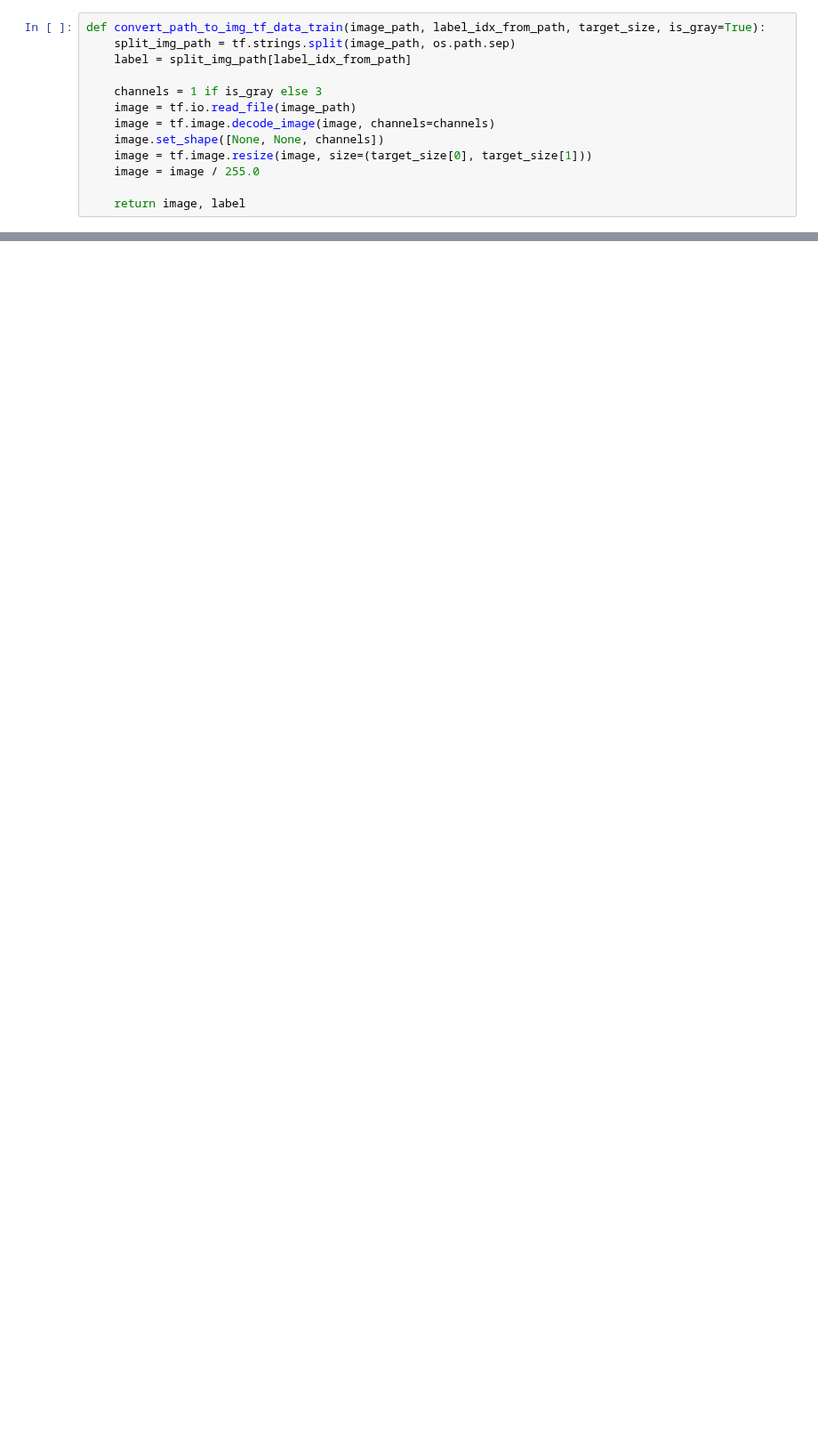
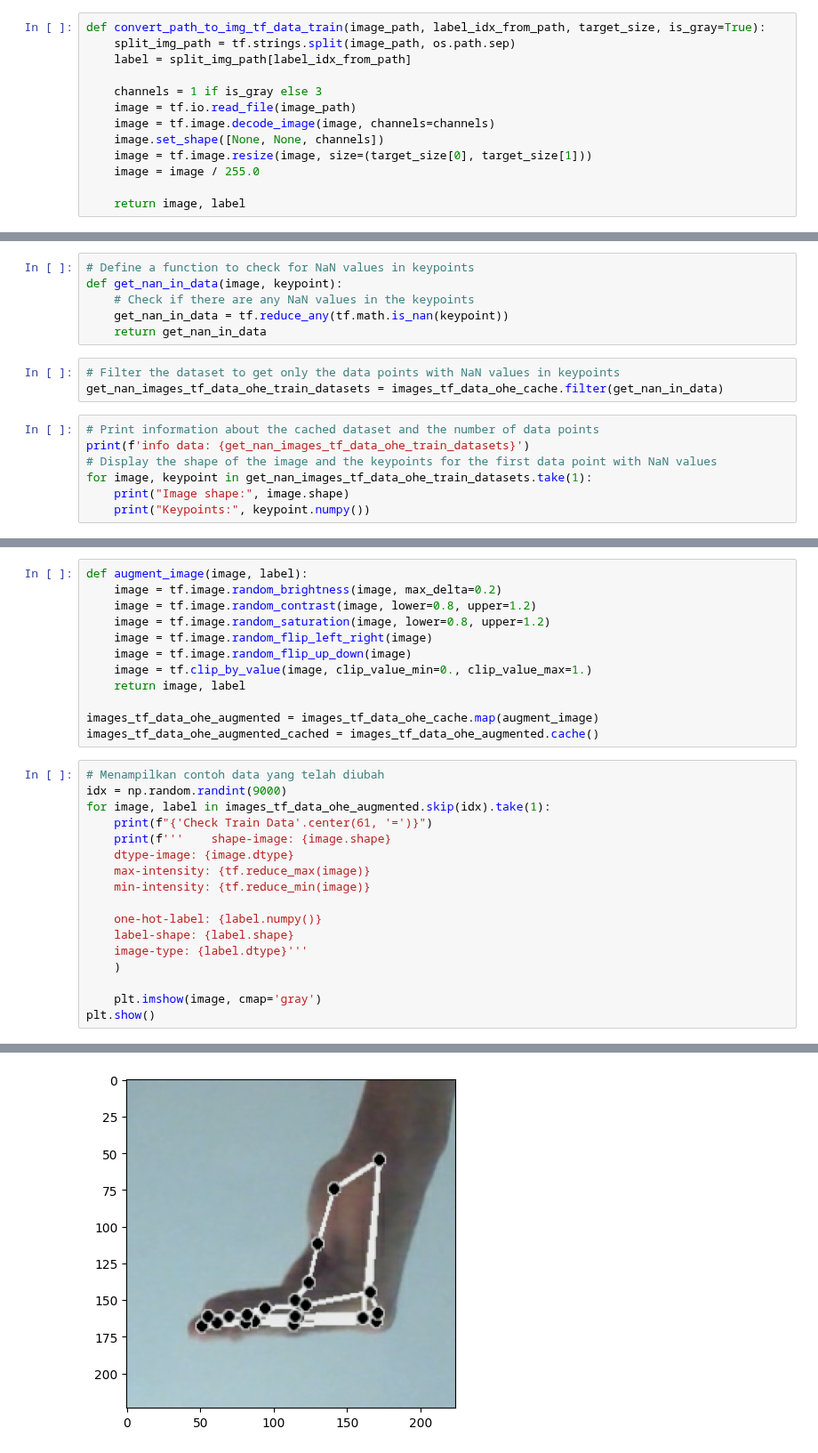
Before and after one commit to AnggaDS01/Python, a Jupyter notebook: Machine-Learning/Projects/Classification-Tasks/Sign-Language-Translator-(DL)/1. Prepare-Dataset.ipynb, the cells around one changed output, grey strips where cells are left out. Shown at 89% size. Saved outputs shown, nothing was run; the diff lists cells and outputs as text; blank space fills up the shorter version.

```diff
--- a/Machine-Learning/Projects/Classification-Tasks/Sign-Language-Translator-(DL)/1. Prepare-Dataset.ipynb
+++ b/Machine-Learning/Projects/Classification-Tasks/Sign-Language-Translator-(DL)/1. Prepare-Dataset.ipynb
@@ -351,0 +321,16 @@ plt.show()
+# %%
+# Define a function to check for NaN values in keypoints
+def get_nan_in_data(image, keypoint):
+    # Check if there are any NaN values in the keypoints
+    get_nan_in_data = tf.reduce_any(tf.math.is_nan(keypoint))
+    return get_nan_in_data
+# %%
+# Filter the dataset to get only the data points with NaN values in keypoints
+get_nan_images_tf_data_ohe_train_datasets = images_tf_data_ohe_cache.filter(get_nan_in_data)
+# %%
+# Print information about the cached dataset and the number of data points
+print(f'info data: {get_nan_images_tf_data_ohe_train_datasets}')
+# Display the shape of the image and the keypoints for the first data point with NaN values
+for image, keypoint in get_nan_images_tf_data_ohe_train_datasets.take(1):
+    print("Image shape:", image.shape)
+    print("Keypoints:", keypoint.numpy())
@@ -351,0 +342,30 @@ plt.show()
+# %%
+def augment_image(image, label):
+    image = tf.image.random_brightness(image, max_delta=0.2)
+    image = tf.image.random_contrast(image, lower=0.8, upper=1.2)
+    image = tf.image.random_saturation(image, lower=0.8, upper=1.2)
+    image = tf.image.random_flip_left_right(image)
+    image = tf.image.random_flip_up_down(image)
+    image = tf.clip_by_value(image, clip_value_min=0., clip_value_max=1.)
+    return image, label
+
+images_tf_data_ohe_augmented = images_tf_data_ohe_cache.map(augment_image)
+images_tf_data_ohe_augmented_cached = images_tf_data_ohe_augmented.cache()
+# %%
+# Menampilkan contoh data yang telah diubah
+idx = np.random.randint(9000)
+for image, label in images_tf_data_ohe_augmented.skip(idx).take(1):
+    print(f"{'Check Train Data'.center(61, '=')}")
+    print(f'''    shape-image: {image.shape}
+    dtype-image: {image.dtype}
+    max-intensity: {tf.reduce_max(image)}
+    min-intensity: {tf.reduce_min(image)}
+
+    one-hot-label: {label.numpy()}
+    label-shape: {label.shape}
+    image-type: {label.dtype}'''
+    )
+
+    plt.imshow(image, cmap='gray')
+plt.show()
+# %% [output]
@@ -351,0 +382 @@ plt.show()
+[figure, added]
```
Also changed, not shown: parts of 16 cells of this notebook, 2 other files.
